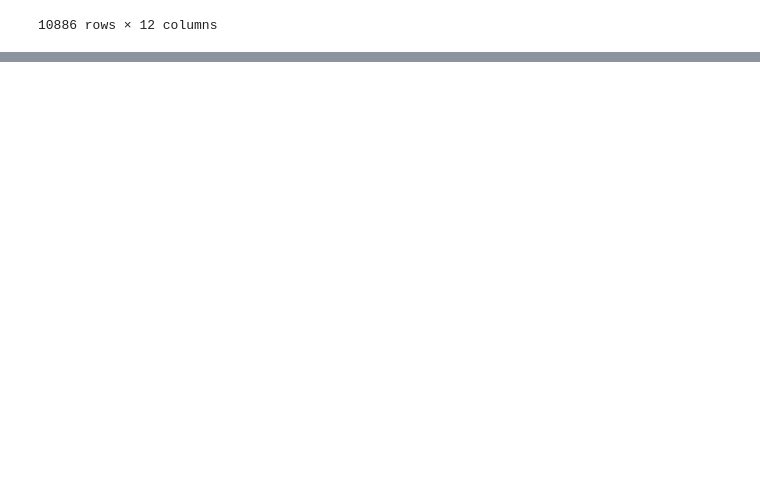
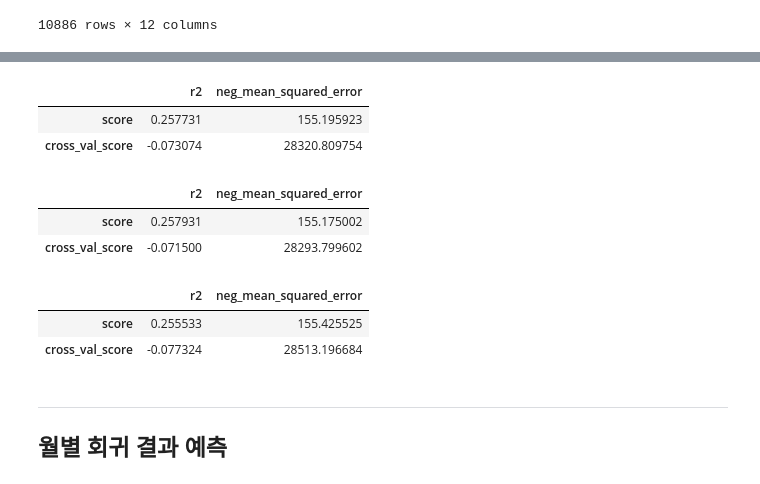
Before and after one commit to Clear-head/hipython_repo, a Jupyter notebook: BikeSharingDemand.ipynb, the cells around one changed output, grey strips where cells are left out. Saved outputs shown, nothing was run; the diff lists cells and outputs as text; code cells hidden in the pictures; blank space fills up the shorter version.

```diff
--- a/BikeSharingDemand.ipynb
+++ b/BikeSharingDemand.ipynb
@@ -221,0 +167,20 @@ temp
+# %%
+def Linear_model_func(x, y, model):
+    x_train, x_test, y_train, y_test = train_test_split(x, y, test_size=0.3, random_state=142)
+    lr = model()
+    lr.fit(x_train, y_train)
+    y_pred = lr.predict(x_test)
+
+    mse = mean_squared_error(y_test, y_pred)
+    nmse = np.sqrt(mse)
+    r2 = r2_score(y_test, y_pred)
+    nmse_cv = cross_val_score(lr, x, y, scoring='neg_mean_squared_error', cv=5)
+    r2_cv = cross_val_score(lr, x, y, scoring='r2', cv=5)
+
+    return pd.DataFrame(
+                            {
+                                "r2": [r2, np.mean(r2_cv)],
+                                "neg_mean_squared_error": [nmse, -np.mean(nmse_cv)]
+                            },
+                            index=["score", "cross_val_score"]
+                        )
@@ -226,0 +223,22 @@ y = df["count"].values
+# %%
+linearRegression_all = Linear_model_func(X, y, LinearRegression)
+linearRegression_all
+# %% [output]
+|  | r2 | neg_mean_squared_error |
+| score | 0.257731 | 155.195923 |
+| cross_val_score | -0.073074 | 28320.809754 |
+# %%
+model_func(X, y, RidgeCV, [0.001, 0.01, 0.1, 1, 10, 100])
+# %% [output]
+|  | r2 | neg_mean_squared_error |
+| score | 0.257931 | 155.175002 |
+| cross_val_score | -0.071500 | 28293.799602 |
+# %%
+model_func(X, y, LassoCV)
+# %% [output]
+|  | r2 | neg_mean_squared_error |
+| score | 0.255533 | 155.425525 |
+| cross_val_score | -0.077324 | 28513.196684 |
+# %% [markdown]
+-------------
+## 월별 회귀 결과 예측
```
Also changed, not shown: parts of 36 cells of this notebook, 2 other files.
